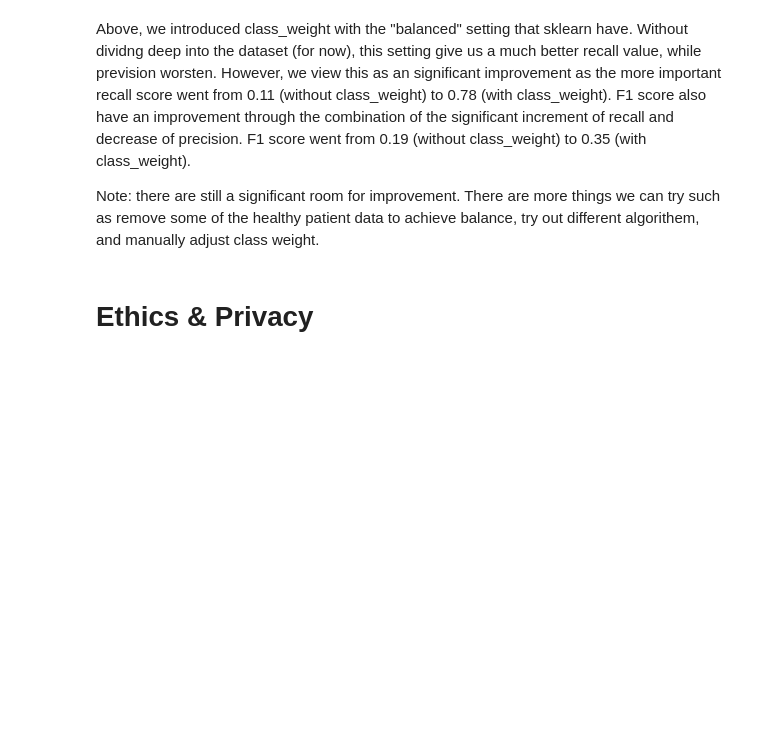
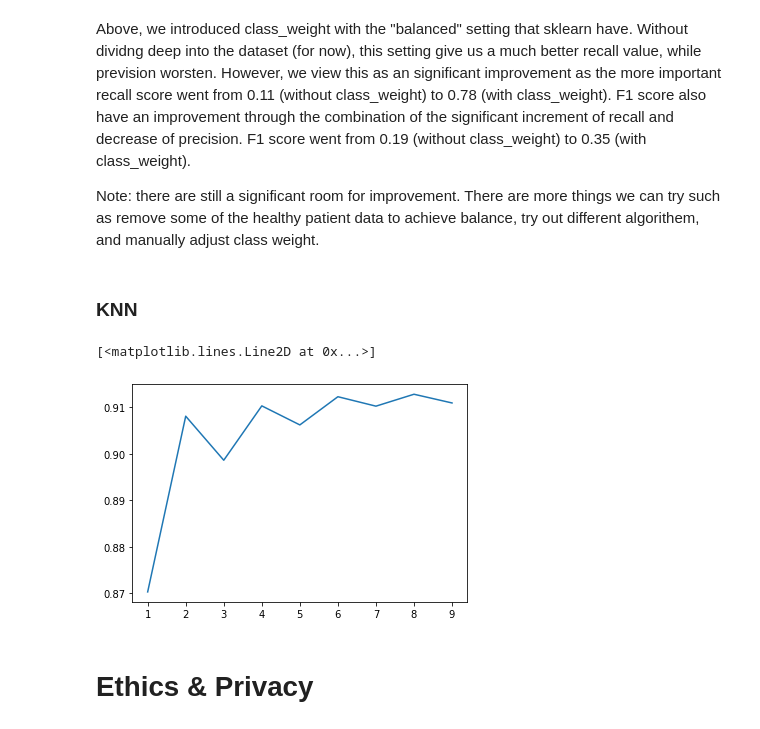
Before and after one commit to COGS118A/Group050-Sp22, a Jupyter notebook: FinalProject_group050.ipynb, the cells around one changed output. Saved outputs shown, nothing was run; the diff lists cells and outputs as text; code cells hidden in the pictures; blank space fills up the shorter version.

```diff
--- a/FinalProject_group050.ipynb
+++ b/FinalProject_group050.ipynb
@@ -381,6 +381,25 @@ weighted avg       0.91      0.75      0.80     31980
 Above, we introduced class_weight with the "balanced" setting that sklearn have. Without dividng deep into the dataset (for now), this setting give us a much better recall value, while prevision worsten. However, we view this as an significant improvement as the more important recall score went from 0.11 (without class_weight) to 0.78 (with class_weight). F1 score also have an improvement through the combination of the significant increment of recall and decrease of precision. F1 score went from 0.19 (without class_weight) to 0.35 (with class_weight).
 
 Note: there are still a significant room for improvement. There are more things we can try such as remove some of the healthy patient data to achieve balance, try out different algorithem, and manually adjust class weight.
+# %% [markdown]
+### KNN
+# %%
+from sklearn.neighbors import KNeighborsClassifier
+
+num_neigh = [*range(1, 10)]
+scores = []
+
+for num in num_neigh:
+    neigh = KNeighborsClassifier(n_neighbors = num)
+    neigh.fit(X_train, y_train)
+    y_pred = neigh.predict(X_test)
+    score = metrics.accuracy_score(y_test, y_pred)
+    scores.append(score)
+# %%
+plt.plot(num_neigh, scores)
+# %% [output]
+[<matplotlib.lines.Line2D at 0x...>]
+[figure, added]
 # %% [markdown]
 # Ethics & Privacy
 # %% [markdown]
```
